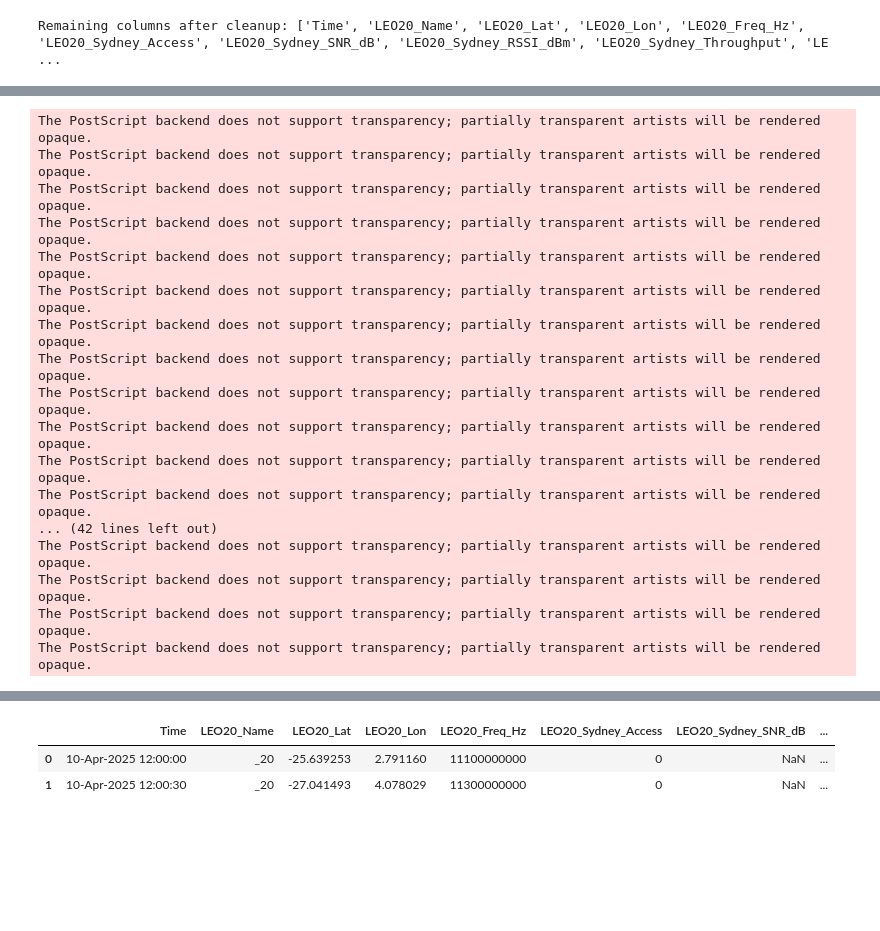
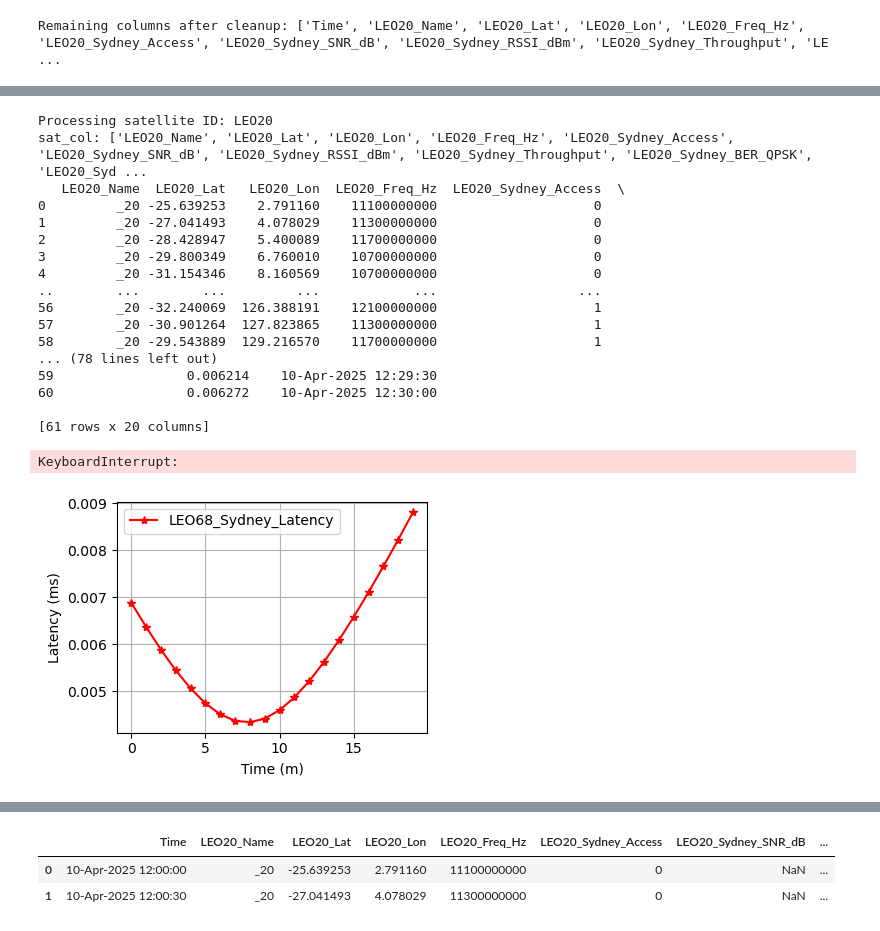
Before and after one commit to deol-satish/Sat-L4S, a Jupyter notebook: Graph Viz/main.ipynb, the cells around one changed output, grey strips where cells are left out. Saved outputs shown, nothing was run; the diff lists cells and outputs as text; code cells hidden in the pictures; blank space fills up the shorter version.

```diff
--- a/Graph Viz/main.ipynb
+++ b/Graph Viz/main.ipynb
@@ -77,7 +77,7 @@ for i in range(max_sat_id + 1):
     sydney_access_ok = sydney_access_col in df.columns and df[sydney_access_col].fillna(False).any()
     melbourne_access_ok = melbourne_access_col in df.columns and df[melbourne_access_col].fillna(False).any()
 
-    if sydney_access_ok or melbourne_access_ok:
+    if sydney_access_ok and melbourne_access_ok:
         possible_sat_conn_ids.append(sat_id)
     else:
         # Drop base satellite info if no access
@@ -115,3 +322,28 @@ df.to_csv('Satellite_Australia_Simulation_Log_cleaned.csv')
+# %%
+for sat_id in possible_sat_conn_ids:
+    print(f"Processing satellite ID: {sat_id}")
+    sat_col = [s for s in df.columns.to_list() if sat_id in s]
+    print("sat_col:", sat_col)
+    print(df[sat_col])
+    break
+# %% [output]
+Processing satellite ID: LEO20
+sat_col: ['LEO20_Name', 'LEO20_Lat', 'LEO20_Lon', 'LEO20_Freq_Hz', 'LEO20_Sydney_Access', 'LEO20_Sydney_SNR_dB', 'LEO20_Sydney_RSSI_dBm', 'LEO20_Sydney_Throughput', 'LEO20_Sydney_BER_QPSK', 'LEO20_Syd ...
+   LEO20_Name  LEO20_Lat   LEO20_Lon  LEO20_Freq_Hz  LEO20_Sydney_Access  \
+0         _20 -25.639253    2.791160    11100000000                    0
+1         _20 -27.041493    4.078029    11300000000                    0
+2         _20 -28.428947    5.400089    11700000000                    0
+3         _20 -29.800349    6.760010    10700000000                    0
+4         _20 -31.154346    8.160569    10700000000                    0
+..        ...        ...         ...            ...                  ...
+56        _20 -32.240069  126.388191    12100000000                    1
+57        _20 -30.901264  127.823865    11300000000                    1
+58        _20 -29.543889  129.216570    11700000000                    1
+... (78 lines left out)
+59                 0.006214    10-Apr-2025 12:29:30
+60                 0.006272    10-Apr-2025 12:30:00
+
+[61 rows x 20 columns]
 # %%
 all_rssi_cols = [col for col in df.columns if re.search(r'_RSSI_dBm$', col)]
 all_snr_cols = [col for col in df.columns if re.search(r'_SNR_dB$', col)]
@@ -123,9 +353,8 @@ all_BER_MQAM_cols = [col for col in df.columns if re.search(r'_BER_MQAM$', col)]
 all_Latency_cols = [col for col in df.columns if re.search(r'Latency$', col)]
 all_TimeOut_cols = [col for col in df.columns if re.search(r'TimeOut$', col)]
 # %%
-df[all_thrpt_cols] = df[all_thrpt_cols] / (1024 * 1024) # Convert to Mbps
+# df[all_thrpt_cols] = df[all_thrpt_cols] / (1024 * 1024) # Convert to Mbps
+# df[all_Latency_cols] = df[all_Latency_cols] * 1000 # Convert to Mbps
-# %%
-df[all_Latency_cols] = df[all_Latency_cols] * 1000 # Convert to Mbps
 # %%
 # Loop over each satellite in possible_sat_conn_ids
 for sat_id in possible_sat_conn_ids:
@@ -136,52 +365,37 @@ for sat_id in possible_sat_conn_ids:
     # Check which Latency columns exist
     sydney_exists = sydney_Latency_col in df.columns
     melbourne_exists = melbourne_Latency_col in df.columns
 
     # Skip if neither exists
     if not sydney_exists and not melbourne_exists:
         continue
     temp_tagged_folder = os.path.join(tagged_folder, "Latency")
     # Plot
     if sydney_exists:
         plot_line_comparison(
             df,
             columns=[sydney_Latency_col],
             labels=[sydney_Latency_col],
             xlabel='Time (m)',
             ylabel='Latency (ms)',
             title=f'Latency for Starlink Satellites',
-            filename=f"{extra_tag}_{sat_id}_Sydney_latency_.png",
+            filename=f"{extra_tag}_{sat_id}_Sydney_latency",
             folder=temp_tagged_folder
         )
     if melbourne_exists:
         plot_line_comparison(
             df,
             columns=[melbourne_Latency_col],
             labels=[melbourne_Latency_col],
             xlabel='Time (m) ',
             ylabel='Latency (ms)',
             title=f'Latency for Starlink Satellites',
-            filename=f"{extra_tag}_{sat_id}_Melbourne_latency_.png",
+            filename=f"{extra_tag}_{sat_id}_Melbourne_latency",
             folder=temp_tagged_folder
         )
 # %% [output]
-The PostScript backend does not support transparency; partially transparent artists will be rendered opaque.
-The PostScript backend does not support transparency; partially transparent artists will be rendered opaque.
-The PostScript backend does not support transparency; partially transparent artists will be rendered opaque.
-The PostScript backend does not support transparency; partially transparent artists will be rendered opaque.
-The PostScript backend does not support transparency; partially transparent artists will be rendered opaque.
-The PostScript backend does not support transparency; partially transparent artists will be rendered opaque.
-The PostScript backend does not support transparency; partially transparent artists will be rendered opaque.
-The PostScript backend does not support transparency; partially transparent artists will be rendered opaque.
-The PostScript backend does not support transparency; partially transparent artists will be rendered opaque.
-The PostScript backend does not support transparency; partially transparent artists will be rendered opaque.
-The PostScript backend does not support transparency; partially transparent artists will be rendered opaque.
-The PostScript backend does not support transparency; partially transparent artists will be rendered opaque.
-... (42 lines left out)
-The PostScript backend does not support transparency; partially transparent artists will be rendered opaque.
-The PostScript backend does not support transparency; partially transparent artists will be rendered opaque.
-The PostScript backend does not support transparency; partially transparent artists will be rendered opaque.
-The PostScript backend does not support transparency; partially transparent artists will be rendered opaque.
+KeyboardInterrupt:
+[figure, added]
 # %%
 # Loop over each satellite in possible_sat_conn_ids
 for sat_id in possible_sat_conn_ids:
```
Also changed, not shown: parts of 21 cells of this notebook, 19 other files.
